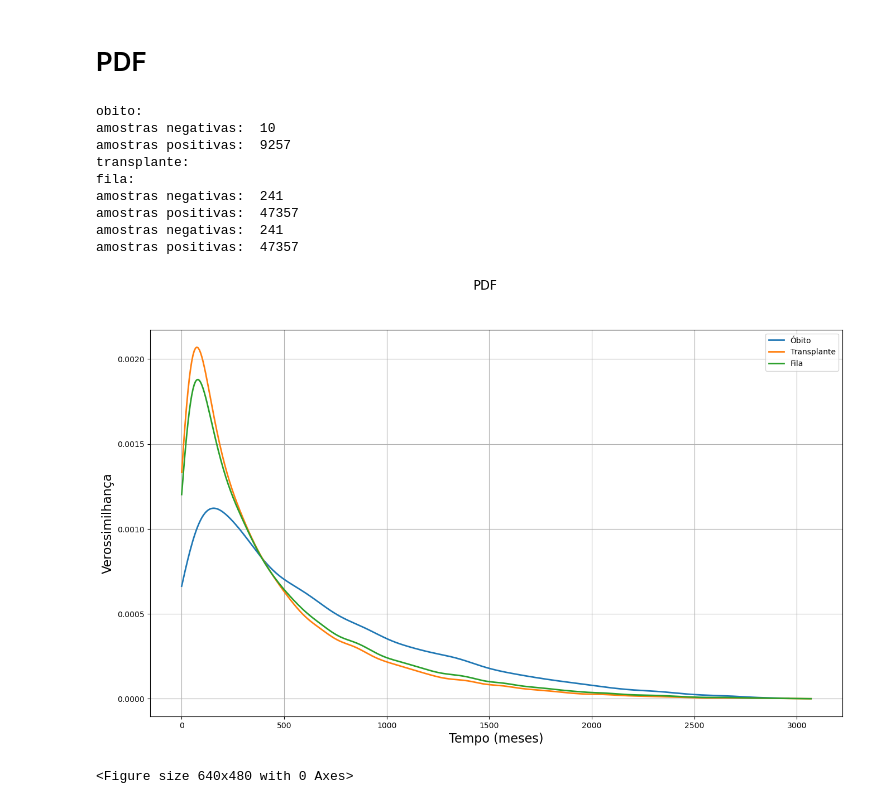
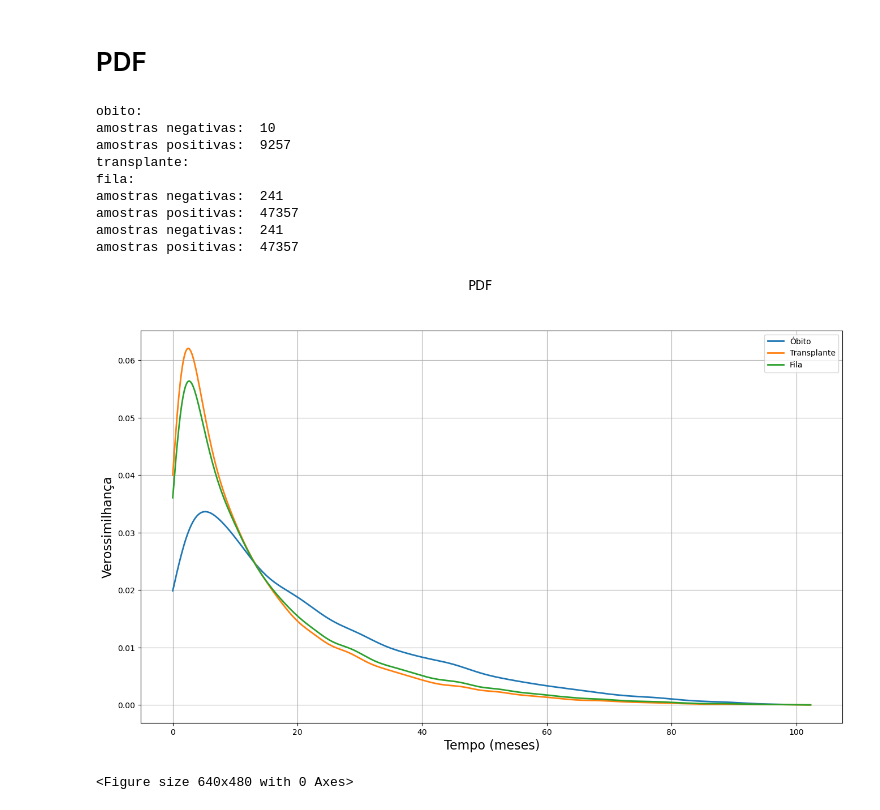
Before and after one commit to Esterci/SNT_table_study, a Jupyter notebook: estudo_inicial/kaplan-meier.ipynb, the cells around one changed output. Saved outputs shown, nothing was run; the diff lists cells and outputs as text; code cells hidden in the pictures.

```diff
--- a/estudo_inicial/kaplan-meier.ipynb
+++ b/estudo_inicial/kaplan-meier.ipynb
@@ -149,6 +148,8 @@ seg_delta_t_negativo = formated_df.delta_t.loc[
 seg_delta_t_positivo = formated_df.delta_t.loc[
     (formated_df.delta_t >= 0) & (formated_df.obito_bin == 1)
 ].values
+
+seg_delta_t_positivo = seg_delta_t_positivo / 30
 
 gs_kernel = stats.gaussian_kde(seg_delta_t_positivo.astype(np.float64))
 
@@ -180,6 +181,8 @@ seg_delta_t_positivo = formated_df.delta_t.loc[
     (formated_df.delta_t >= 0) & (formated_df.transplante_bin == 1)
 ].values
 
+seg_delta_t_positivo = seg_delta_t_positivo / 30
+
 gs_kernel = stats.gaussian_kde(seg_delta_t_positivo.astype(np.float64))
 
 # defining attributes limits
@@ -200,12 +203,12 @@ ax.plot(smp_eval, smp_likelyhood, linewidth=2, label="Transplante")
 
 # Plotando curva de fila
 print("fila: ")
-seg_delta_t_negativo = formated_df.delta_t.loc[
-    (formated_df.delta_t < 0)
-]
-seg_delta_t_positivo = formated_df.delta_t.loc[
-    (formated_df.delta_t >= 0)
-].values
+seg_delta_t_negativo = formated_df.delta_t.loc[(formated_df.delta_t < 0)]
+seg_delta_t_positivo = formated_df.delta_t.loc[(formated_df.delta_t >= 0)].values
+
+
+seg_delta_t_positivo = seg_delta_t_positivo / 30
+
 
 gs_kernel = stats.gaussian_kde(seg_delta_t_positivo.astype(np.float64))
 
@@ -223,32 +226,32 @@ smp_eval = np.linspace(smp_min, smp_max, num=500)
 
 smp_likelyhood = gs_kernel(smp_eval)
 
 ax.plot(smp_eval, smp_likelyhood, linewidth=2, label="Fila")
 
 print("amostras negativas: ", len(seg_delta_t_negativo))
 print("amostras positivas: ", len(seg_delta_t_positivo))
 
 print("amostras negativas: ", len(seg_delta_t_negativo))
 print("amostras positivas: ", len(seg_delta_t_positivo))
 
 ax.set_ylabel("Verossimilhança", fontsize=16)
 ax.set_xlabel("Tempo (meses)", fontsize=16)
 
 ax.grid()
 ax.legend()
 
 plt.show()
 
 plt.savefig("figures/pdf.png")
 # %% [output]
 obito:
 amostras negativas:  10
 amostras positivas:  9257
 transplante:
 fila:
 amostras negativas:  241
 amostras positivas:  47357
 amostras negativas:  241
 amostras positivas:  47357
-[figure, old version]
+[figure, new version]
 <Figure size 640x480 with 0 Axes>
```
Also changed, not shown: parts of 1 cell of this notebook, 8 other files.
